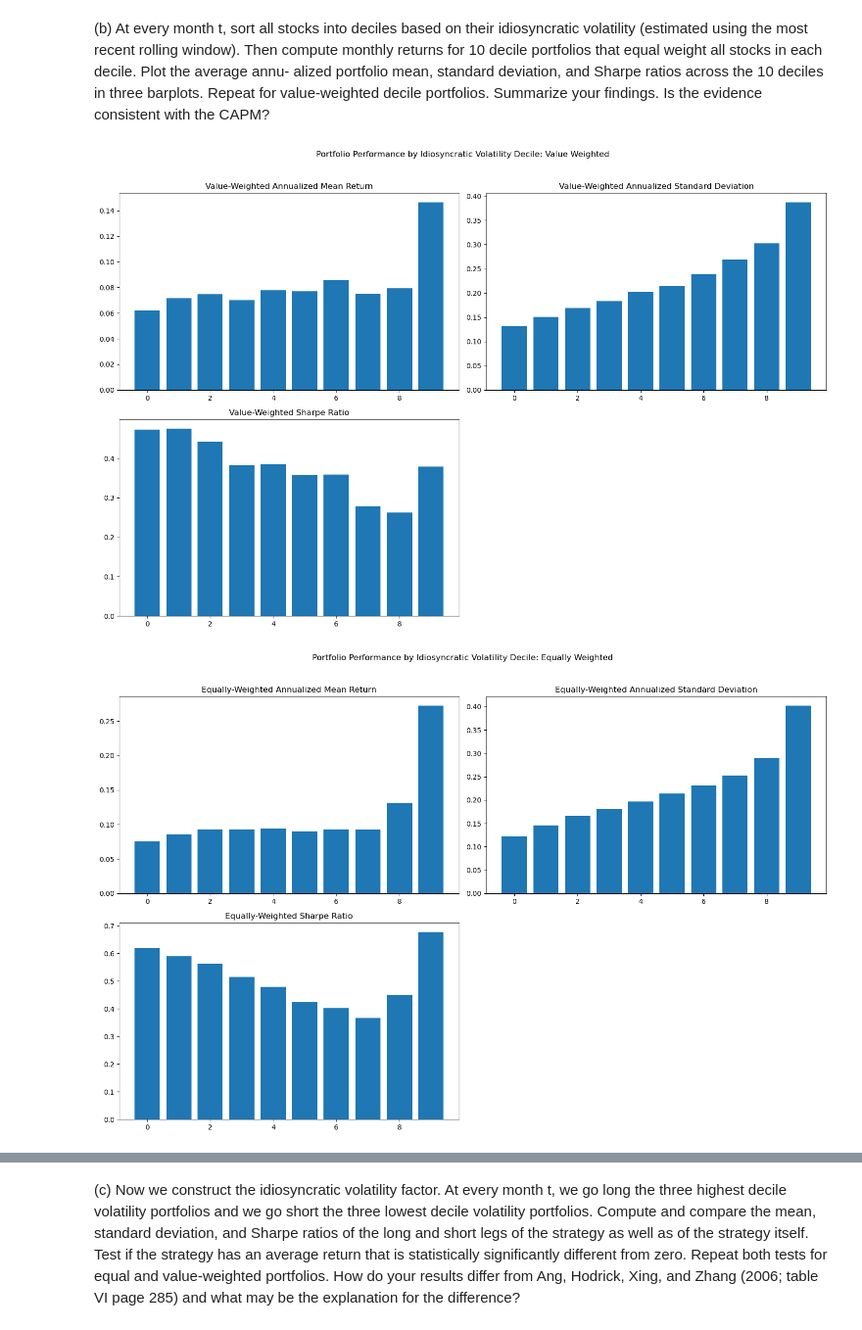
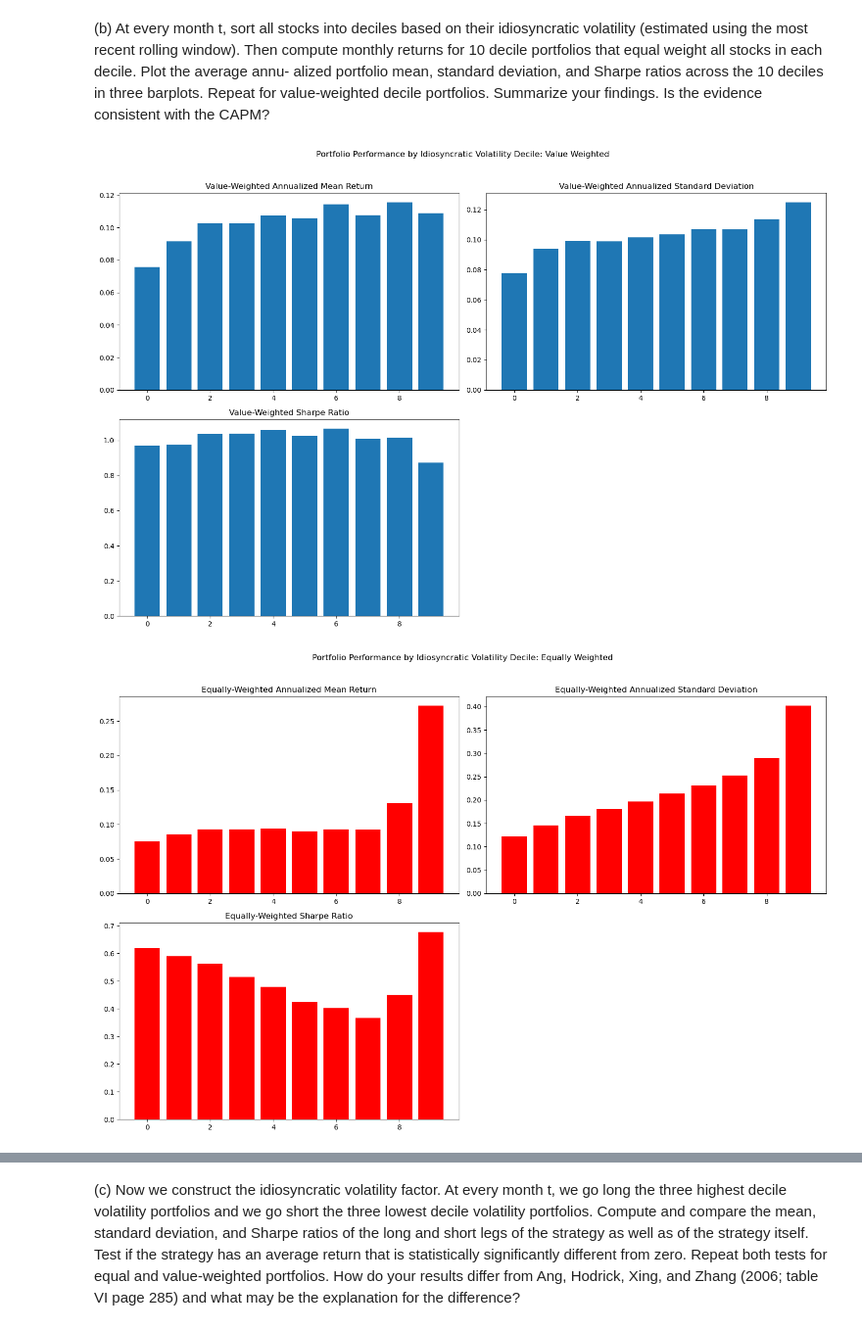
Before and after one commit to Marc-antoineallard74/Investments_project2024, a Jupyter notebook: source/section5.ipynb, the cells around one changed output, grey strips where cells are left out. Shown: that part at 98% size. Drawn from its saved outputs; the diff is of its cells as text; code cells hidden in the pictures.

```diff
--- a/source/section5.ipynb
+++ b/source/section5.ipynb
@@ -80,16 +80,12 @@ cov_nm = data.set_index('date').groupby('permno')[['Rn_e', 'Rm_e']].rolling(60,
 
 # Extract the required components
 cov_ee = cov_nm.iloc[0::2, 0].droplevel(2)
-cov_em = cov_nm.iloc[1::2, 0].droplevel(2)
+cov_em = cov_nm.iloc[0::2, 1].droplevel(2)
 cov_mm = cov_nm.iloc[1::2, 1].droplevel(2)
 
-# Calculate rolling beta
+# Calculate idio vol
 beta = cov_em / cov_mm
-
-# Calculate idiosyncratic variance
 idio_variance = cov_ee - beta**2 * cov_mm
-
-# Calculate idiosyncratic volatility as the square root of idiosyncratic variance
 idio_volatility = np.sqrt(idio_variance)
 
 # Add the idiosyncratic volatility to the original dataframe
@@ -100,4 +96,4 @@ data['sigma_idio'] = idio_volatility
 data = data.reset_index()
 
 # Winsorize the idiosyncratic volatility at 5% and 95%
-data['sigma_idio'] = data['sigma_idio'].clip(lower=data['sigma_idio'].quantile(0.05), upper=data['sigma_idio'].quantile(0.95))
+data['sigma_idio'] = data['sigma_idio'].clip(data['sigma_idio'].quantile(0.05),data['sigma_idio'].quantile(0.95))
@@ -136,21 +148,18 @@ Is the evidence consistent with the CAPM?
 data = data.dropna(subset=['sigma_idio']).copy()
 data['sigma_idio_decile'] = data.groupby('date')['sigma_idio'].transform(lambda x: pd.qcut(x, 10, labels=False, duplicates='drop'))
 
-# Compute market weights within deciles
-data['vw_Q'] = data['mcap_l'] / data.groupby(['date', 'sigma_idio_decile'])['mcap_l'].transform('sum')
+# Compute market weights within quintiles
+data['vw_Q'] = data['mcap'] / data.groupby(['date', 'sigma_idio_decile'])['mcap'].transform('sum')
 
 # Compute value-weighted returns for each decile
 data['idio_ret_vw'] = data['vw_Q'] * data['Rn_e']
+data['idio_ret_vw'] = data['idio_ret_vw'].clip(data['idio_ret_vw'].quantile(0.05),data['idio_ret_vw'].quantile(0.95))
 ret_vw = data.groupby(['date', 'sigma_idio_decile'])['idio_ret_vw'].sum().reset_index()
 vw_ret_mean = ret_vw.groupby('sigma_idio_decile')['idio_ret_vw'].mean()
 
 # Compute equal-weighted returns for each decile
 ret_ew = data.groupby(['date', 'sigma_idio_decile'])['Rn_e'].mean().reset_index()
 ew_ret_mean = ret_ew.groupby('sigma_idio_decile')['Rn_e'].mean()
-
-# Convert to DataFrame for plotting
-vw_ret = pd.DataFrame((vw_ret_mean * 12).to_list(), columns=['mean vw return'], index=['D' + str(x) for x in np.arange(1, 11)])
-ew_ret = pd.DataFrame((ew_ret_mean * 12).to_list(), columns=['mean ew return'], index=['D' + str(x) for x in np.arange(1, 11)])
 # %%
 # Calculate annualized portfolio statistics
 def calculate_stats(returns):
@@ -186,26 +195,26 @@ axes[1, 1].axis('off')
 plt.tight_layout(rect=[0, 0, 1, 0.96])
 plt.show()
 # %% [output]
-[figure, old version]
+[figure, new version]
 # %%
 # Plot decile Equal weighted
 fig, axes = plt.subplots(2, 2, figsize=(15, 10))
 fig.suptitle('Portfolio Performance by Idiosyncratic Volatility Decile: Equally Weighted')
 
 # Equally-Weighted Portfolios
-axes[0, 0].bar(ew_stats.index, ew_stats.apply(lambda x: x[0]))
+axes[0, 0].bar(ew_stats.index, ew_stats.apply(lambda x: x[0]), color='r')
 axes[0, 0].set_title('Equally-Weighted Annualized Mean Return')
 
-axes[0, 1].bar(ew_stats.index, ew_stats.apply(lambda x: x[1]))
+axes[0, 1].bar(ew_stats.index, ew_stats.apply(lambda x: x[1]), color='r')
 axes[0, 1].set_title('Equally-Weighted Annualized Standard Deviation')
 
-axes[1, 0].bar(ew_stats.index, ew_stats.apply(lambda x: x[2]))
+axes[1, 0].bar(ew_stats.index, ew_stats.apply(lambda x: x[2]), color='r')
 axes[1, 0].set_title('Equally-Weighted Sharpe Ratio')
 
 # Hide the fourth subplot
 axes[1, 1].axis('off')
 
 plt.tight_layout(rect=[0, 0, 1, 0.96])
 plt.show()
 # %% [output]
-[figure, old version]
+[figure, new version]
```
Also changed, not shown: parts of 9 cells of this notebook, 1 other file.
